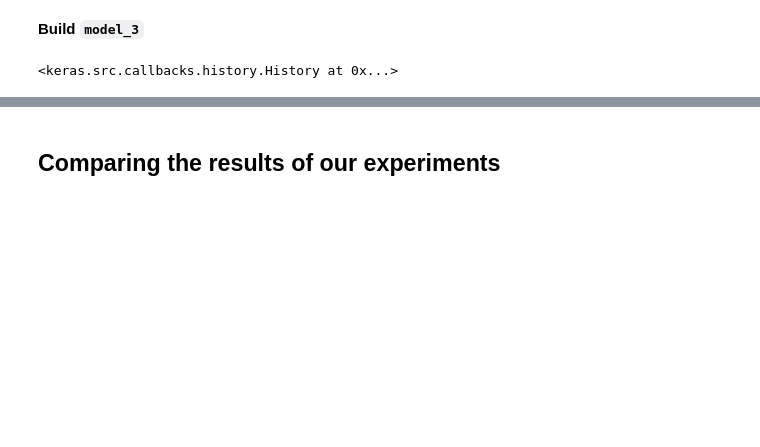
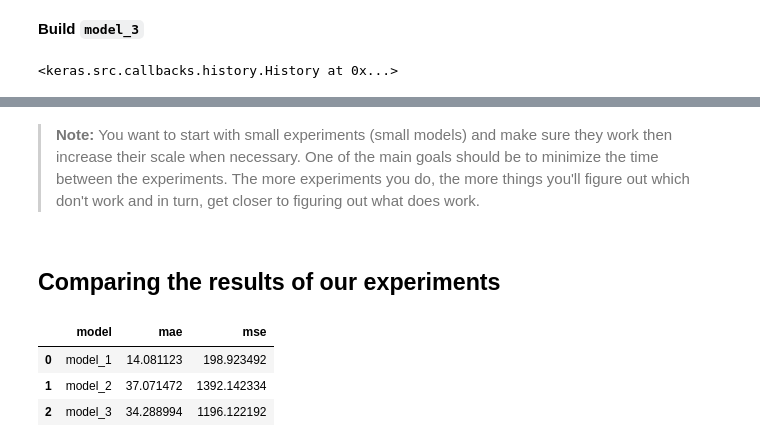
Before and after one commit to ntshtn/Tensorflow_Deep_Learning, a Jupyter notebook: 01_neural_network_regression_with_tensorflow.ipynb, the cells around one changed output, grey strips where cells are left out. Saved outputs shown, nothing was run; the diff lists cells and outputs as text; code cells hidden in the pictures; blank space fills up the shorter version.

```diff
--- a/01_neural_network_regression_with_tensorflow.ipynb
+++ b/01_neural_network_regression_with_tensorflow.ipynb
@@ -586,2 +605,19 @@ mae_3, mse_3
+# %% [markdown]
+> **Note:** You want to start with small experiments (small models) and make sure they work then increase their scale when necessary. One of the main goals should be to minimize the time between the experiments. The more experiments you do, the more things you'll figure out which don't work and in turn, get closer to figuring out what does work.
 # %% [markdown]
 ## Comparing the results of our experiments
+# %%
+# Let's compare the model's results using a pandas DataFrame
+import pandas as pd
+
+model_results = [["model_1", mae_1.numpy(), mse_1.numpy()],
+                 ["model_2", mae_2.numpy(), mse_2.numpy()],
+                 ["model_3", mae_3.numpy(), mse_3.numpy()]]
+
+all_results = pd.DataFrame(model_results, columns=["model", "mae", "mse"])
+all_results
+# %% [output]
+|  | model | mae | mse |
+| 0 | model_1 | 14.081123 | 198.923492 |
+| 1 | model_2 | 37.071472 | 1392.142334 |
+| 2 | model_3 | 34.288994 | 1196.122192 |
```
Also changed, not shown: parts of 31 cells of this notebook.
